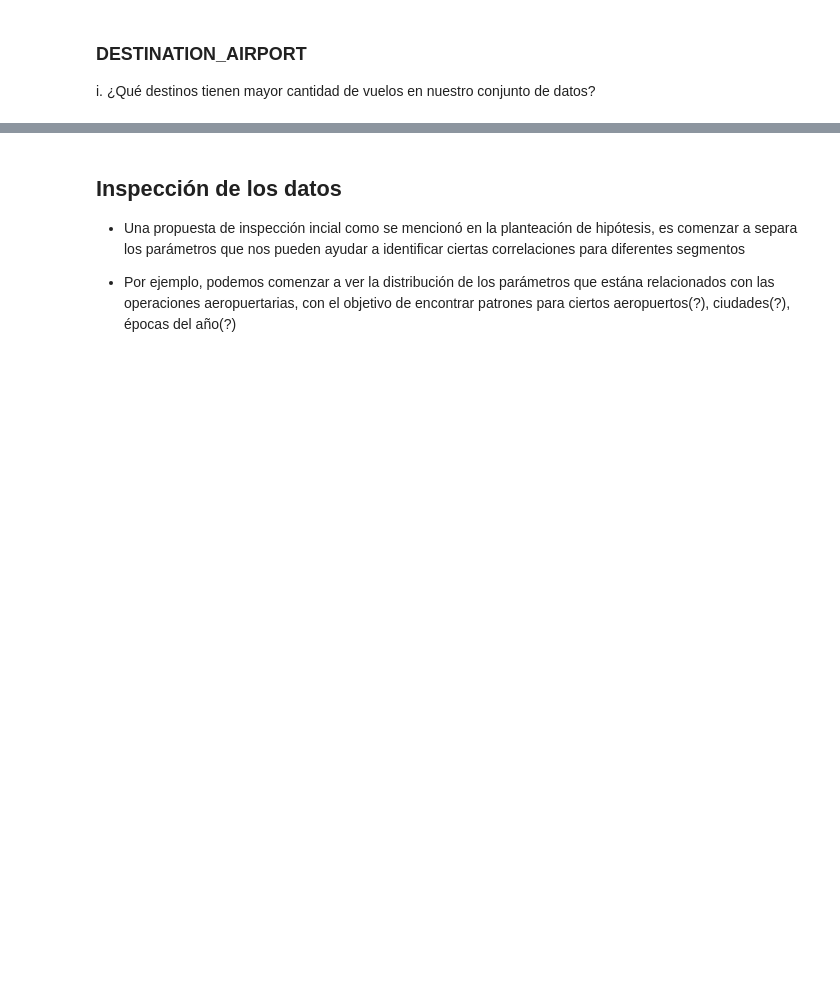
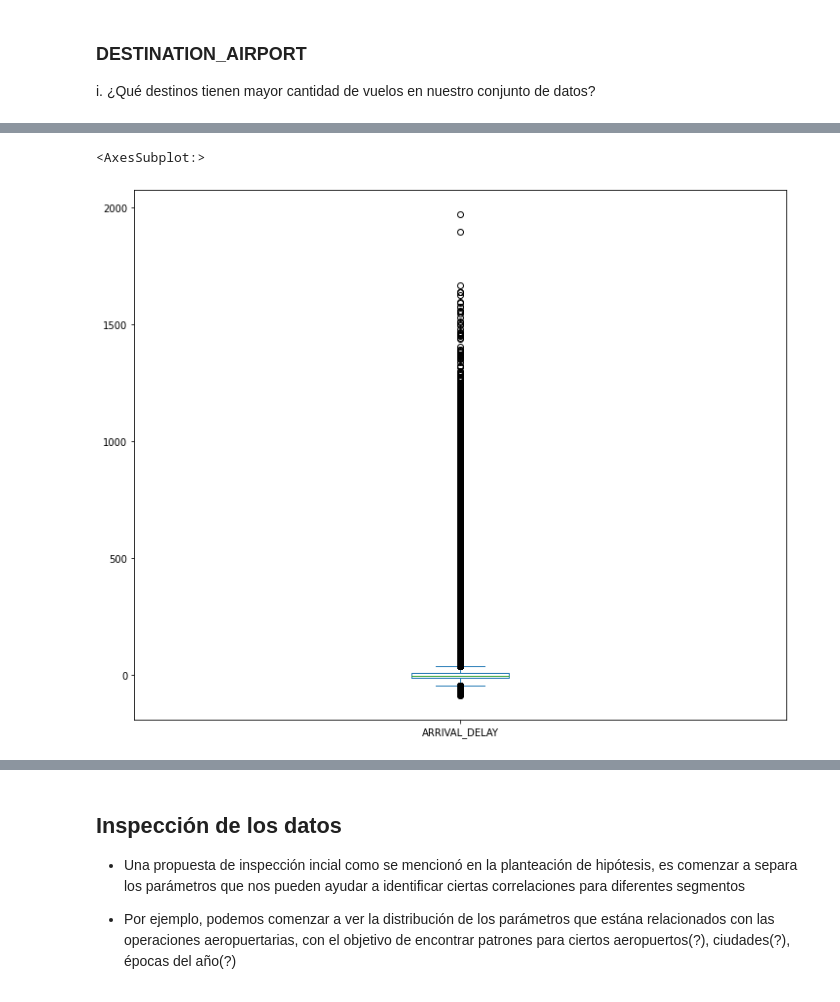
Before and after one commit to i0nathan/unaqds, a Jupyter notebook: flight_delay_prediction.ipynb, the cells around one changed output, grey strips where cells are left out. Cells and saved outputs as stored; diff of their text form; code cells hidden in the pictures; blank space fills up the shorter version.

```diff
--- a/flight_delay_prediction.ipynb
+++ b/flight_delay_prediction.ipynb
@@ -292,0 +317,6 @@ flight_df['DESTINATION_AIRPORT'].sum()
+# %%
+plt.figure(figsize=(12,10))
+flight_df['ARRIVAL_DELAY'].plot(kind="box")
+# %% [output]
+<AxesSubplot:>
+[figure, added]
```
Also changed, not shown: parts of 9 cells of this notebook, 4 other files.
